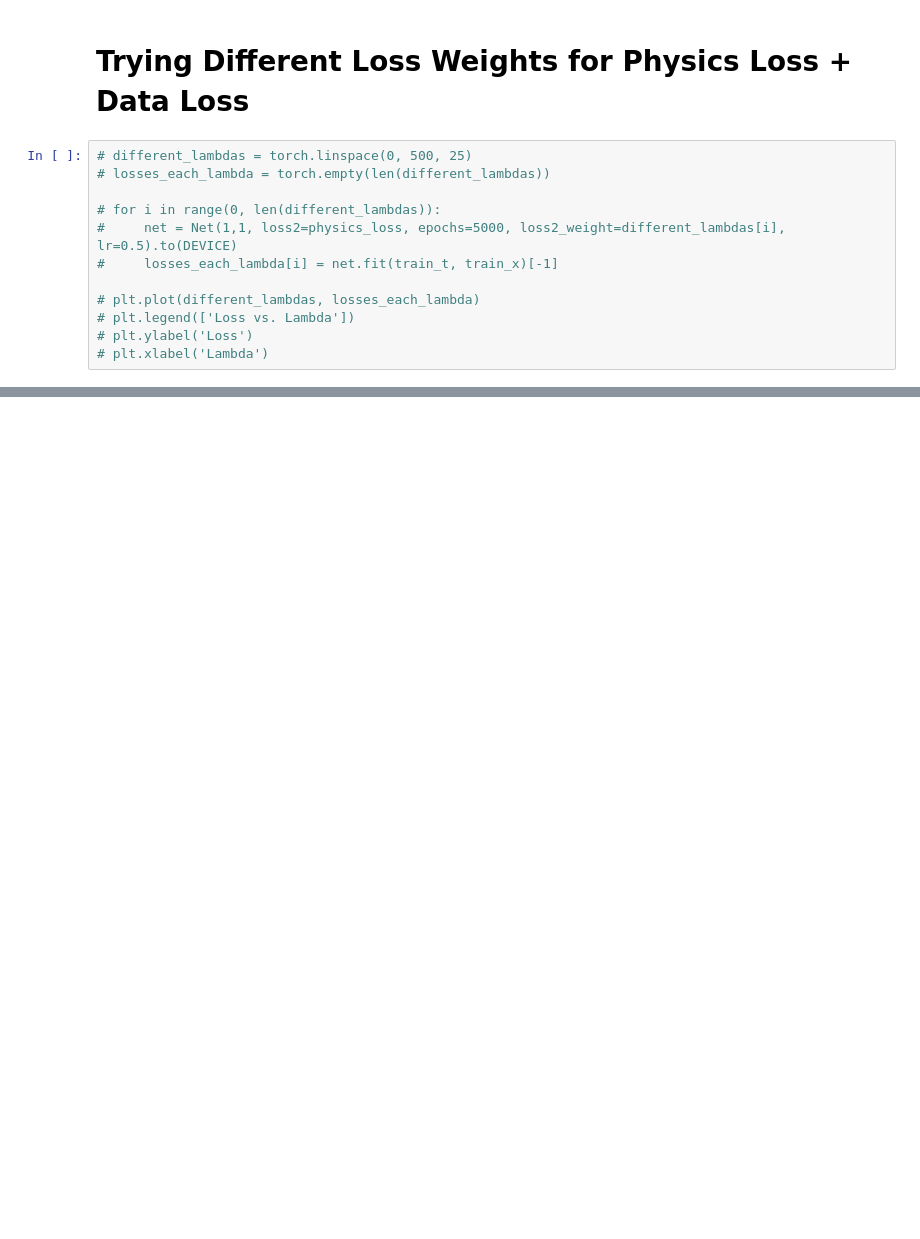
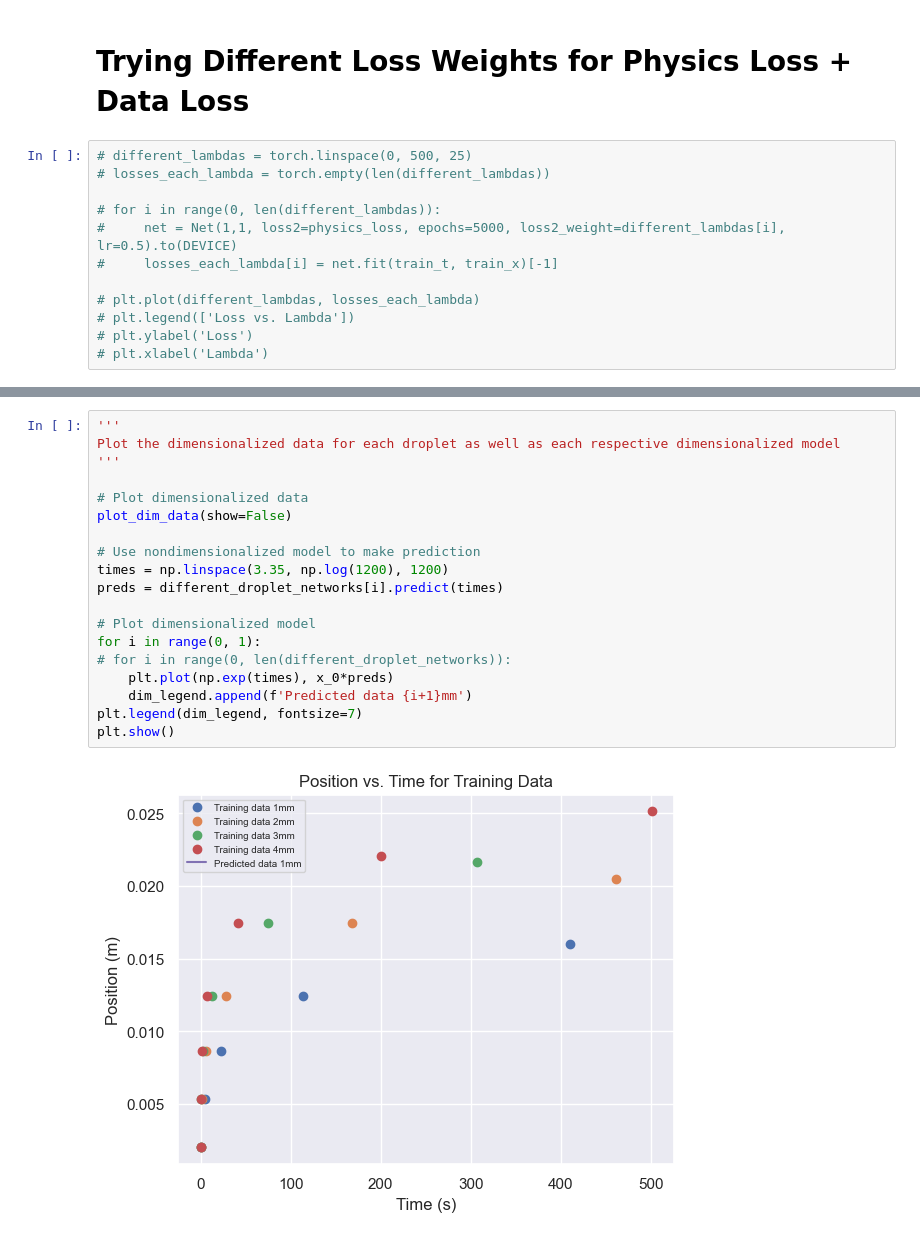
Before and after one commit to rahavdayan/pinns-model, a Jupyter notebook: src/ferrofluid/ferrofluid.ipynb, the cells around one changed output, grey strips where cells are left out. Cells and saved outputs as stored; diff of their text form; blank space fills up the shorter version.

```diff
--- a/src/ferrofluid/ferrofluid.ipynb
+++ b/src/ferrofluid/ferrofluid.ipynb
@@ -94,0 +117,21 @@ plt.show()
+# %%
+'''
+Plot the dimensionalized data for each droplet as well as each respective dimensionalized model
+'''
+
+# Plot dimensionalized data
+plot_dim_data(show=False)
+
+# Use nondimensionalized model to make prediction
+times = np.linspace(3.35, np.log(1200), 1200)
+preds = different_droplet_networks[i].predict(times)
+
+# Plot dimensionalized model
+for i in range(0, 1):
+# for i in range(0, len(different_droplet_networks)):
+    plt.plot(np.exp(times), x_0*preds)
+    dim_legend.append(f'Predicted data {i+1}mm')
+plt.legend(dim_legend, fontsize=7)
+plt.show()
+# %% [output]
+[figure, added]
```
Also changed, not shown: parts of 11 cells of this notebook, 2 other files.
